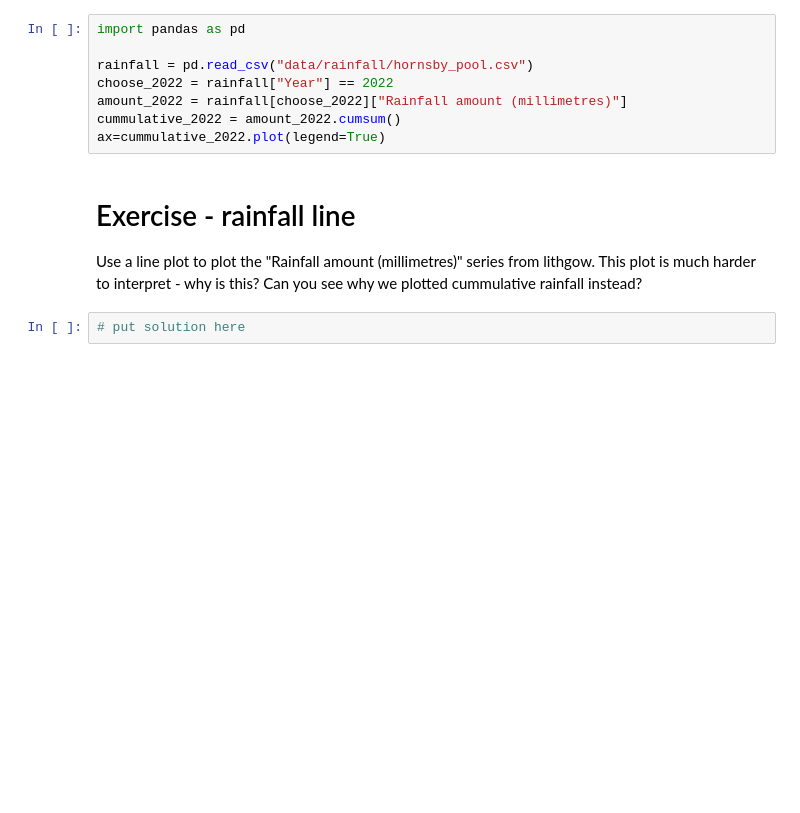
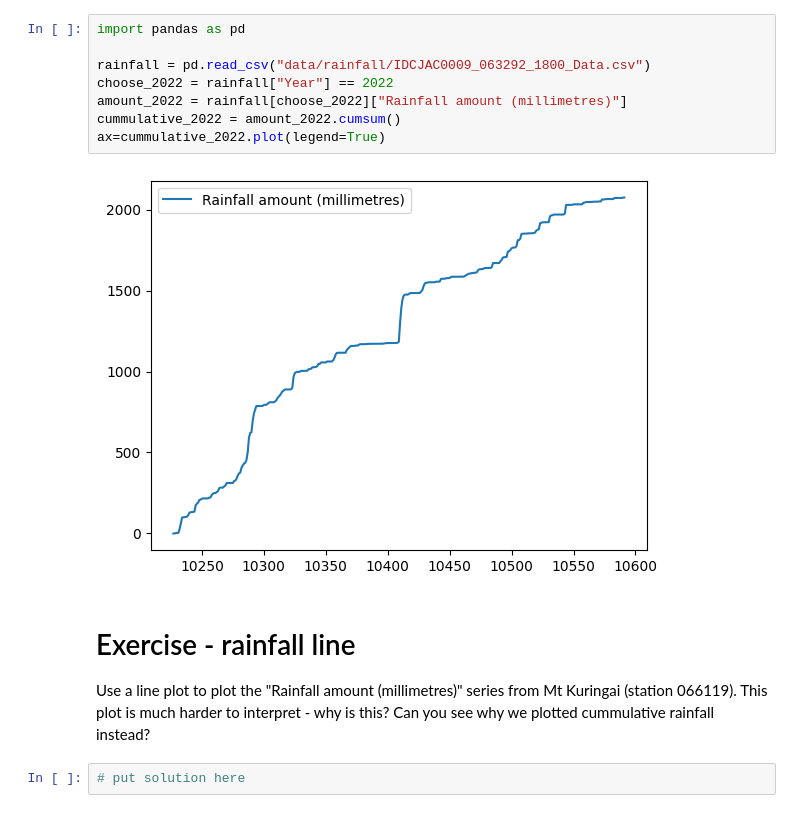
Before and after one commit to Institute-of-Applied-Technology/IATD-Python-Data, a Jupyter notebook: 5_a_line_plots.ipynb, the cells around one changed output. Cells and saved outputs as stored; diff of their text form; blank space fills up the shorter version.

Commit message:
bringing over all the plot improvements

```diff
--- a/5_a_line_plots.ipynb
+++ b/5_a_line_plots.ipynb
@@ -29,14 +29,16 @@ In this example, I plot the cummulative rainfall for hornsby in 2022.  Note, I u
 # %%
 import pandas as pd
 
-rainfall = pd.read_csv("data/rainfall/hornsby_pool.csv")
+rainfall = pd.read_csv("data/rainfall/IDCJAC0009_063292_1800_Data.csv")
 choose_2022 = rainfall["Year"] == 2022
 amount_2022 = rainfall[choose_2022]["Rainfall amount (millimetres)"]
 cummulative_2022 = amount_2022.cumsum()
 ax=cummulative_2022.plot(legend=True)
+# %% [output]
+[figure, added]
 # %% [markdown]
 # Exercise - rainfall line
 
-Use a line plot to plot the "Rainfall amount (millimetres)" series from lithgow.  This plot is much harder to interpret - why is this?  Can you see why we plotted cummulative rainfall instead?
+Use a line plot to plot the "Rainfall amount (millimetres)" series from Mt Kuringai (station 066119).  This plot is much harder to interpret - why is this?  Can you see why we plotted cummulative rainfall instead?
 # %%
 # put solution here
```
Also changed, not shown: parts of 1 cell of this notebook, 2 other files.
